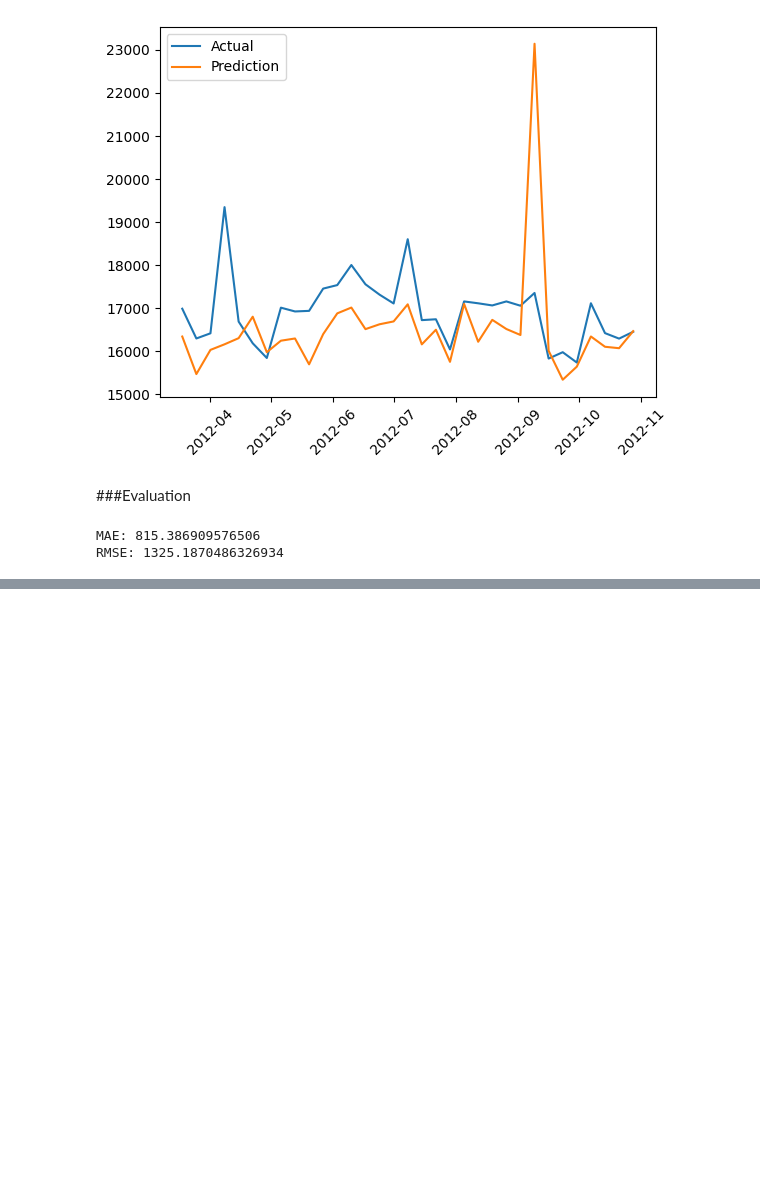
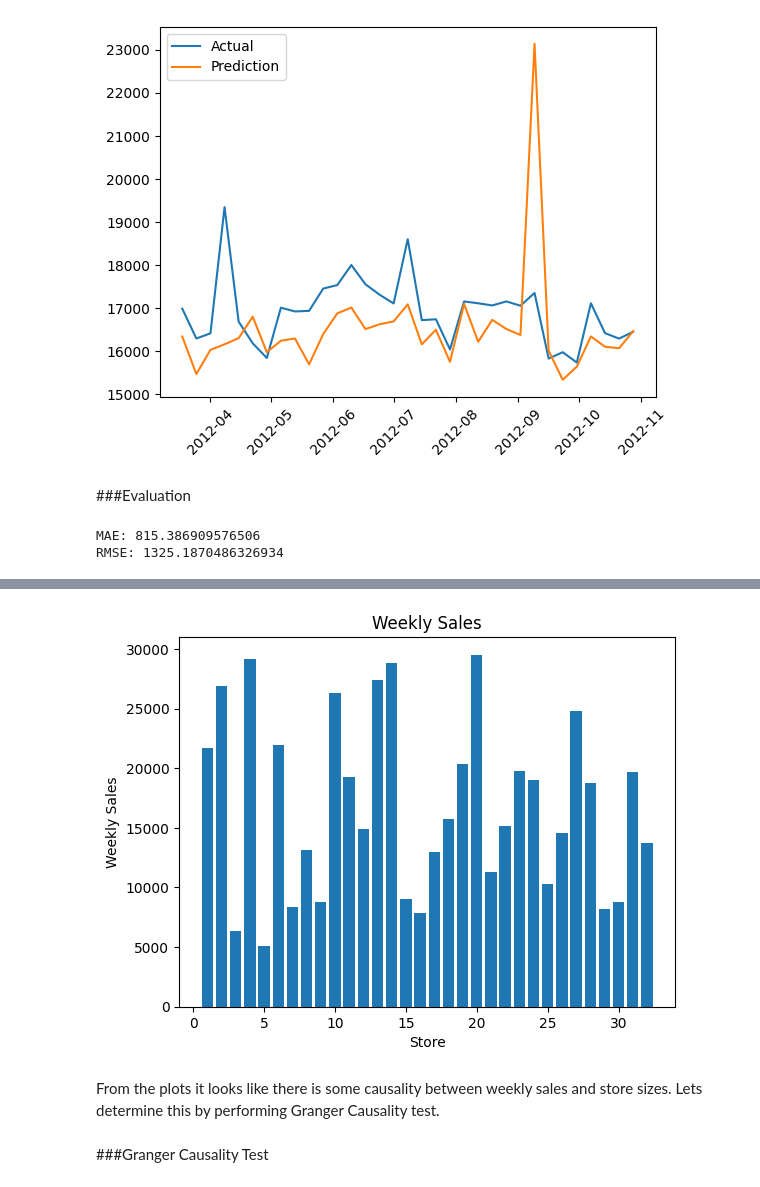
Before and after one commit to ManuSinghYadav/Walmart-Sales-Forecast, a Jupyter notebook: Walmart_Sales_Forecast.ipynb, the cells around one changed output, grey strips where cells are left out. Cells and saved outputs as stored; diff of their text form; code cells hidden in the pictures; blank space fills up the shorter version.

Commit message:
Done Granger Causality Test

```diff
--- a/Walmart_Sales_Forecast.ipynb
+++ b/Walmart_Sales_Forecast.ipynb
@@ -326,0 +396,3 @@ RMSE: 1325.1870486326934
+# %%
+b = pd.DataFrame(df_merged.groupby(['Store']).mean()['Weekly_Sales'])
+b.head()
@@ -326,0 +407,11 @@ RMSE: 1325.1870486326934
+# %%
+plt.bar(b.index, b['Weekly_Sales'])
+plt.title("Weekly Sales")
+plt.xlabel("Store")
+plt.ylabel("Weekly Sales");
+# %% [output]
+[figure, added]
+# %% [markdown]
+From the plots it looks like there is some causality between weekly sales and store sizes. Lets determine this by performing Granger Causality test.
+# %% [markdown]
+###Granger Causality Test
```
Also changed, not shown: parts of 16 cells of this notebook.
